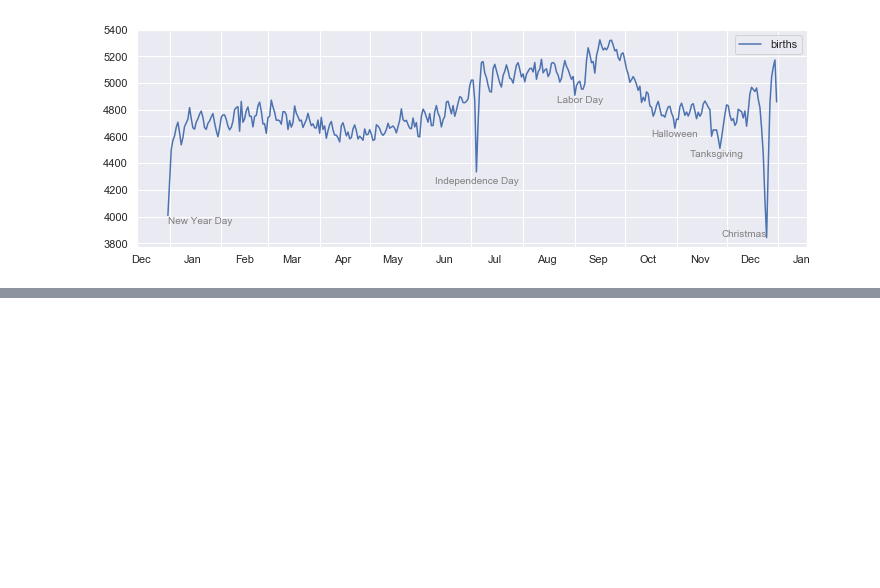
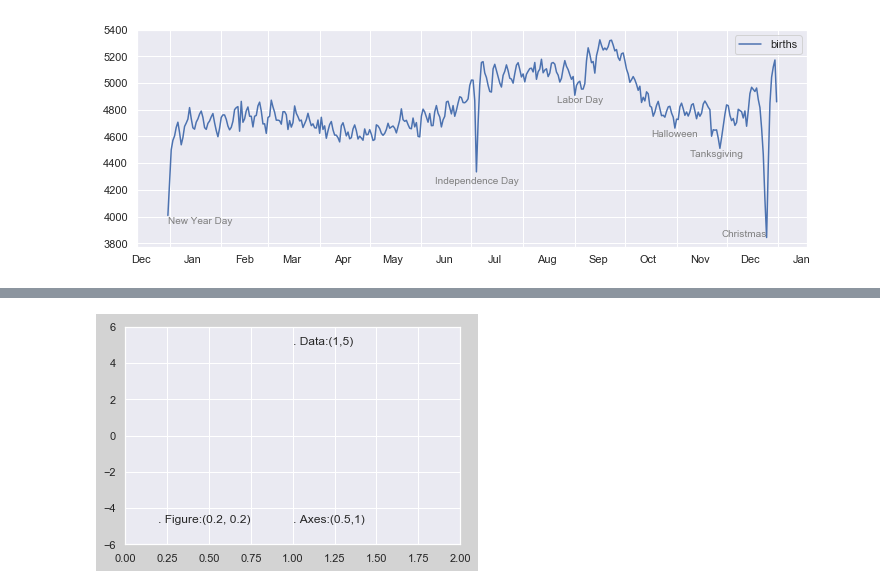
Before and after one commit to thimi0412/PythonDataScinence, a Jupyter notebook: matplotlib-pra/text_comments.ipynb, the cells around one changed output, grey strips where cells are left out. Drawn from its saved outputs; the diff is of its cells as text; code cells hidden in the pictures; blank space fills up the shorter version.

```diff
--- a/matplotlib-pra/text_comments.ipynb
+++ b/matplotlib-pra/text_comments.ipynb
@@ -63,0 +67,6 @@ ax.text(0.2, 0.2, '. Figure:(0.2, 0.2)', transform=ax.transData)
+# %%
+ax.set_xlim(0, 2)
+ax.set_ylim(-6, 6)
+fig
+# %% [output]
+[figure, added]
```
Also changed, not shown: parts of 2 cells of this notebook.
